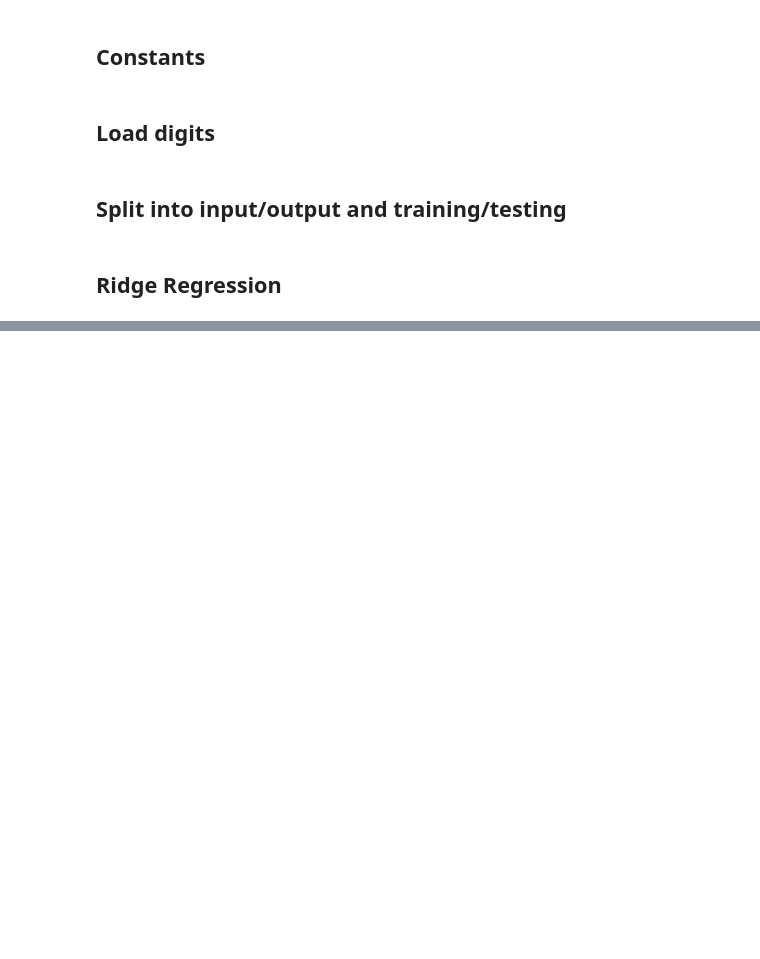
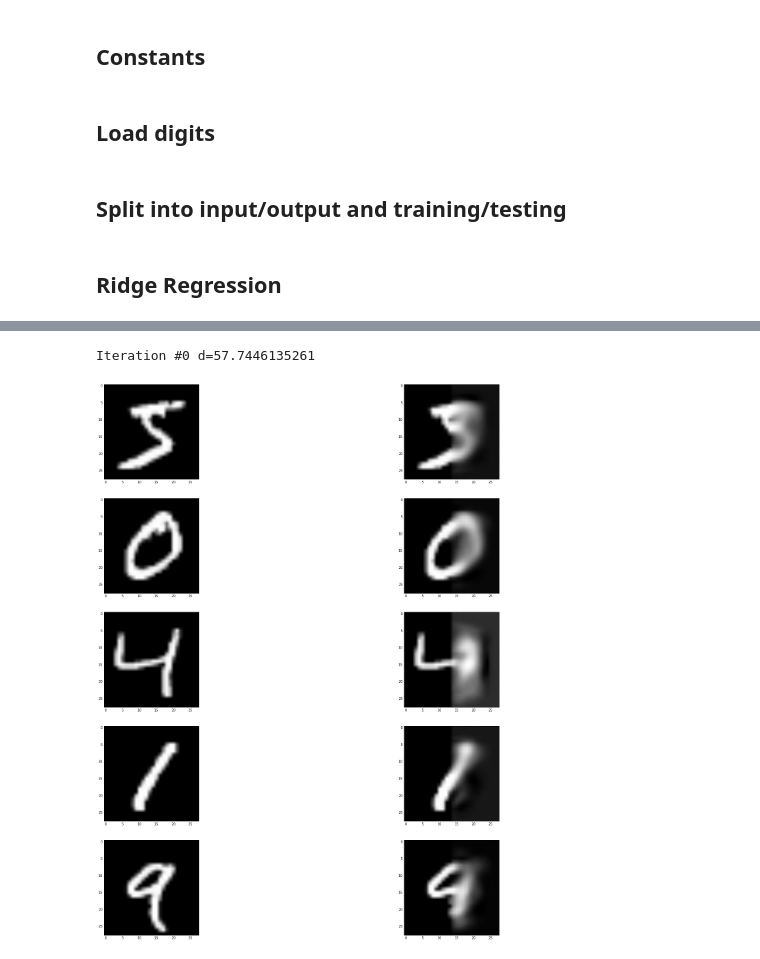
Before and after one commit to ehlemur-zz/BP, a Jupyter notebook: SOP Scratchpad.ipynb, the cells around one changed output, grey strips where cells are left out. Drawn from its saved outputs; the diff is of its cells as text; code cells hidden in the pictures; blank space fills up the shorter version.

```diff
--- a/SOP Scratchpad.ipynb
+++ b/SOP Scratchpad.ipynb
@@ -316,0 +329,5 @@ Finished Ridge Regression 5.45s
+# %%
+plot_many(MNIST_SHAPE, 2, mnist_training[:5], mnist_join(mnist_training_l[:5], rr.predict(mnist_training_l[:5])))
+# %% [output]
+Iteration #0 d=57.7446135261
+[figure, added]
```
Also changed, not shown: parts of 9 cells of this notebook.
